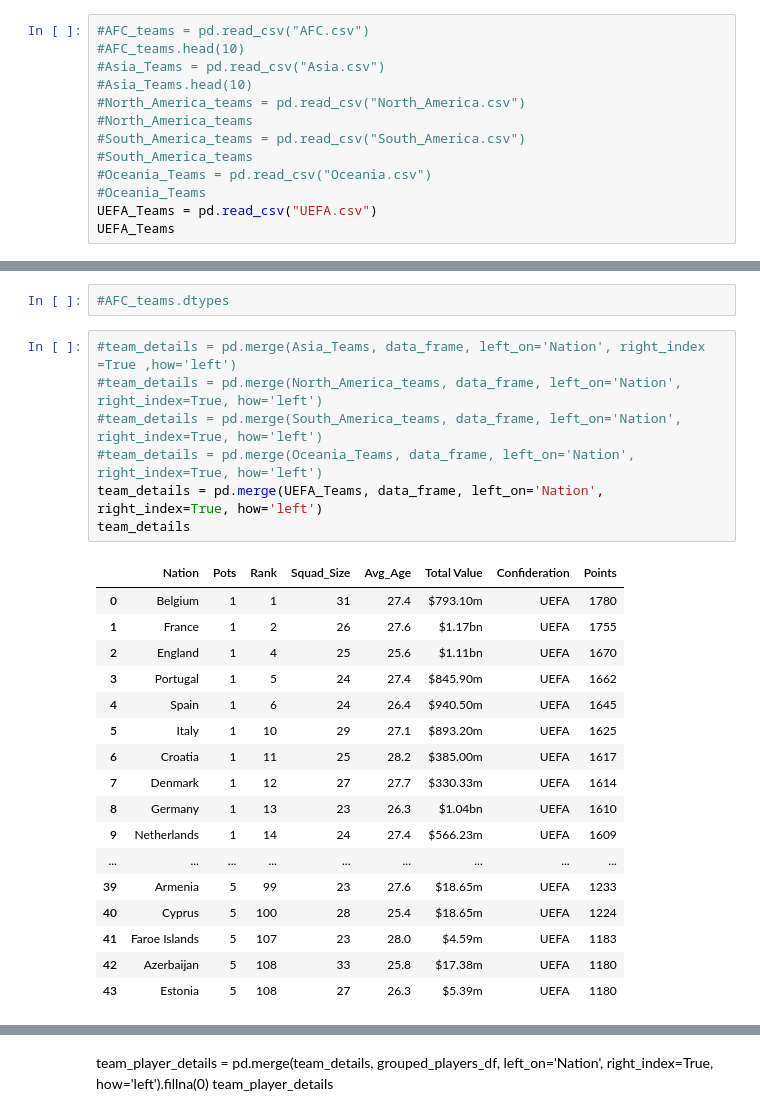
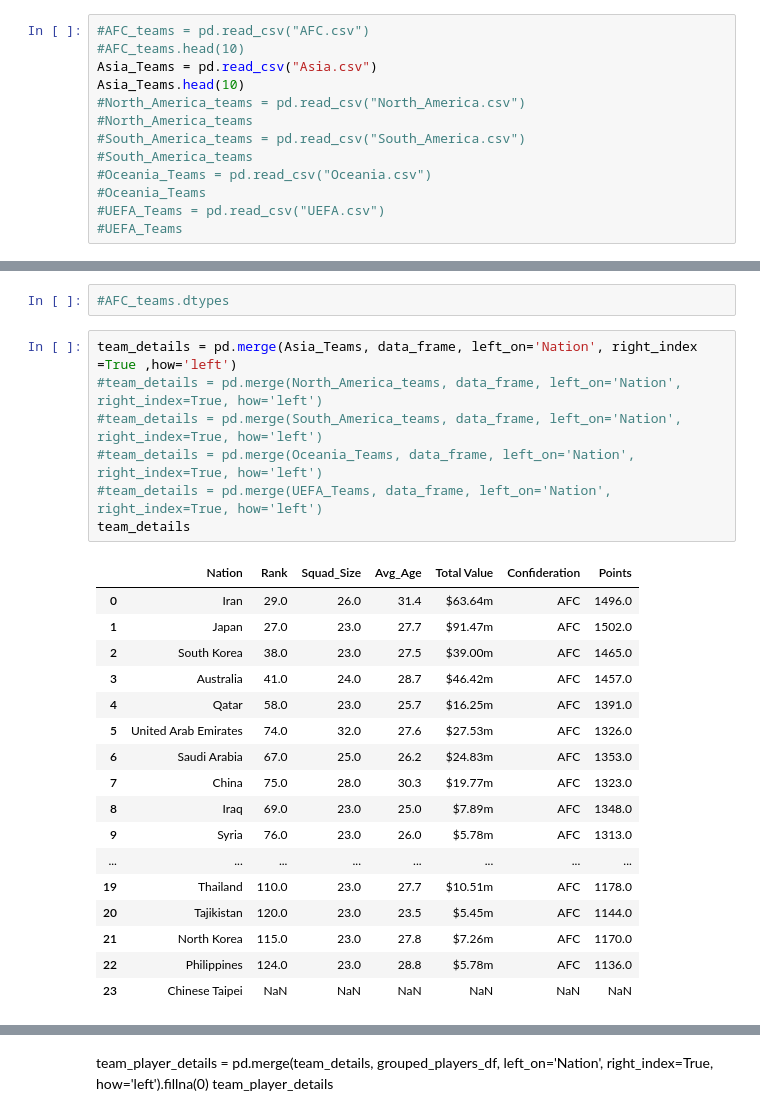
Before and after one commit to rajat3Illinois/2021_Spring_finals, a Jupyter notebook: WorldCupTeamPredictor.ipynb, the cells around one changed output, grey strips where cells are left out. Saved outputs shown, nothing was run; the diff lists cells and outputs as text.

```diff
--- a/WorldCupTeamPredictor.ipynb
+++ b/WorldCupTeamPredictor.ipynb
@@ -97,14 +92,14 @@ final_grouped_players_df
 # %%
 #AFC_teams = pd.read_csv("AFC.csv")
 #AFC_teams.head(10)
-#Asia_Teams = pd.read_csv("Asia.csv")
-#Asia_Teams.head(10)
+Asia_Teams = pd.read_csv("Asia.csv")
+Asia_Teams.head(10)
 #North_America_teams = pd.read_csv("North_America.csv")
 #North_America_teams
 #South_America_teams = pd.read_csv("South_America.csv")
 #South_America_teams
 #Oceania_Teams = pd.read_csv("Oceania.csv")
 #Oceania_Teams
-UEFA_Teams = pd.read_csv("UEFA.csv")
-UEFA_Teams
+#UEFA_Teams = pd.read_csv("UEFA.csv")
+#UEFA_Teams
 # %% [output]
@@ -128,30 +117,30 @@ UEFA_Teams
 # %%
 #AFC_teams.dtypes
 # %%
-#team_details = pd.merge(Asia_Teams, data_frame, left_on='Nation', right_index =True ,how='left')
+team_details = pd.merge(Asia_Teams, data_frame, left_on='Nation', right_index =True ,how='left')
 #team_details = pd.merge(North_America_teams, data_frame, left_on='Nation', right_index=True, how='left')
 #team_details = pd.merge(South_America_teams, data_frame, left_on='Nation', right_index=True, how='left')
 #team_details = pd.merge(Oceania_Teams, data_frame, left_on='Nation', right_index=True, how='left')
-team_details = pd.merge(UEFA_Teams, data_frame, left_on='Nation', right_index=True, how='left')
+#team_details = pd.merge(UEFA_Teams, data_frame, left_on='Nation', right_index=True, how='left')
 team_details
 # %% [output]
-|  | Nation | Pots | Rank | Squad_Size | Avg_Age | Total Value | Confideration | Points |
-| 0 | Belgium | 1 | 1 | 31 | 27.4 | $793.10m | UEFA | 1780 |
-| 1 | France | 1 | 2 | 26 | 27.6 | $1.17bn | UEFA | 1755 |
-| 2 | England | 1 | 4 | 25 | 25.6 | $1.11bn | UEFA | 1670 |
-| 3 | Portugal | 1 | 5 | 24 | 27.4 | $845.90m | UEFA | 1662 |
-| 4 | Spain | 1 | 6 | 24 | 26.4 | $940.50m | UEFA | 1645 |
-| 5 | Italy | 1 | 10 | 29 | 27.1 | $893.20m | UEFA | 1625 |
-| 6 | Croatia | 1 | 11 | 25 | 28.2 | $385.00m | UEFA | 1617 |
-| 7 | Denmark | 1 | 12 | 27 | 27.7 | $330.33m | UEFA | 1614 |
-| 8 | Germany | 1 | 13 | 23 | 26.3 | $1.04bn | UEFA | 1610 |
-| 9 | Netherlands | 1 | 14 | 24 | 27.4 | $566.23m | UEFA | 1609 |
-| ... | ... | ... | ... | ... | ... | ... | ... | ... |
-| 39 | Armenia | 5 | 99 | 23 | 27.6 | $18.65m | UEFA | 1233 |
-| 40 | Cyprus | 5 | 100 | 28 | 25.4 | $18.65m | UEFA | 1224 |
-| 41 | Faroe Islands | 5 | 107 | 23 | 28.0 | $4.59m | UEFA | 1183 |
-| 42 | Azerbaijan | 5 | 108 | 33 | 25.8 | $17.38m | UEFA | 1180 |
-| 43 | Estonia | 5 | 108 | 27 | 26.3 | $5.39m | UEFA | 1180 |
+|  | Nation | Rank | Squad_Size | Avg_Age | Total Value | Confideration | Points |
+| 0 | Iran | 29.0 | 26.0 | 31.4 | $63.64m | AFC | 1496.0 |
+| 1 | Japan | 27.0 | 23.0 | 27.7 | $91.47m | AFC | 1502.0 |
+| 2 | South Korea | 38.0 | 23.0 | 27.5 | $39.00m | AFC | 1465.0 |
+| 3 | Australia | 41.0 | 24.0 | 28.7 | $46.42m | AFC | 1457.0 |
+| 4 | Qatar | 58.0 | 23.0 | 25.7 | $16.25m | AFC | 1391.0 |
+| 5 | United Arab Emirates | 74.0 | 32.0 | 27.6 | $27.53m | AFC | 1326.0 |
+| 6 | Saudi Arabia | 67.0 | 25.0 | 26.2 | $24.83m | AFC | 1353.0 |
+| 7 | China | 75.0 | 28.0 | 30.3 | $19.77m | AFC | 1323.0 |
+| 8 | Iraq | 69.0 | 23.0 | 25.0 | $7.89m | AFC | 1348.0 |
+| 9 | Syria | 76.0 | 23.0 | 26.0 | $5.78m | AFC | 1313.0 |
+| ... | ... | ... | ... | ... | ... | ... | ... |
+| 19 | Thailand | 110.0 | 23.0 | 27.7 | $10.51m | AFC | 1178.0 |
+| 20 | Tajikistan | 120.0 | 23.0 | 23.5 | $5.45m | AFC | 1144.0 |
+| 21 | North Korea | 115.0 | 23.0 | 27.8 | $7.26m | AFC | 1170.0 |
+| 22 | Philippines | 124.0 | 23.0 | 28.8 | $5.78m | AFC | 1136.0 |
+| 23 | Chinese Taipei | NaN | NaN | NaN | NaN | NaN | NaN |
 # %%
 team_details = team_details.set_index("Nation")
 team_details
```
Also changed, not shown: parts of 23 cells of this notebook, 2 other files.
